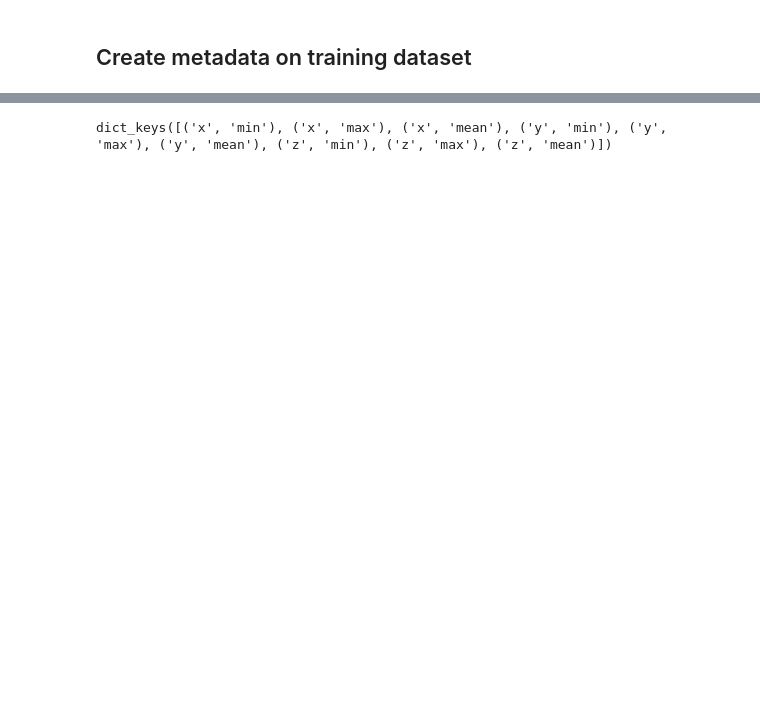
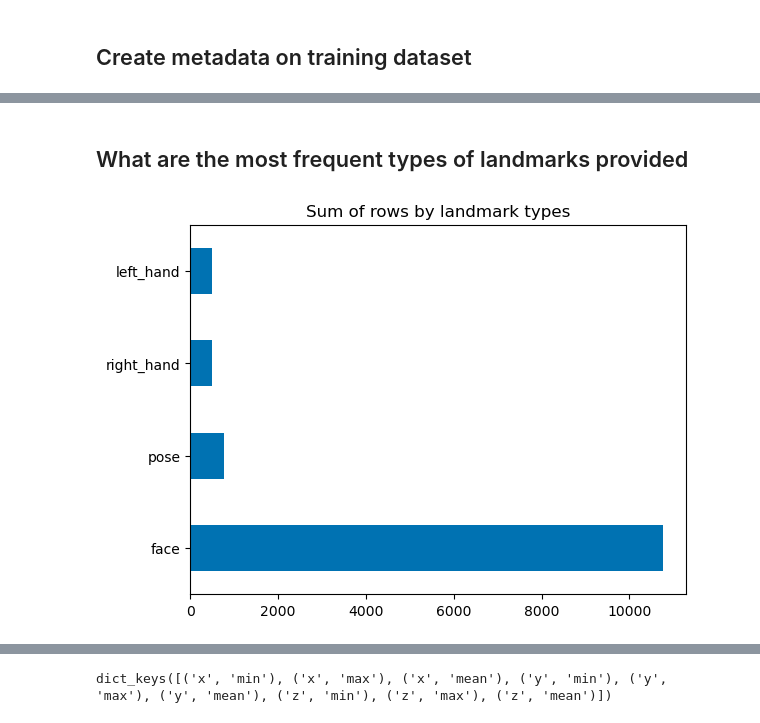
Before and after one commit to addomaks/Exploratory-Analysis, a Jupyter notebook: sign-language-recognition-asl.ipynb, the cells around one changed output, grey strips where cells are left out. Cells and saved outputs as stored; diff of their text form; code cells hidden in the pictures; blank space fills up the shorter version.

```diff
--- a/sign-language-recognition-asl.ipynb
+++ b/sign-language-recognition-asl.ipynb
@@ -183,6 +183,7 @@ types: ['face' 'left_hand' 'pose' 'right_hand']
 # %% [markdown]
 ## Create metadata on training dataset
 # %%
+N_PARQUETS_TO_READ = 1_000  # We don't need to load all 95K
 combined_meta = {}
 for index, d in tqdm(train.iterrows(), total=len(train)):
     file_path = d['path']
@@ -205,7 +206,7 @@ for index, d in tqdm(train.iterrows(), total=len(train)):
         new_keys = key[0] + '_' + key[1]
         meta[new_keys] = xyz_meta[key]
     combined_meta[file_path] = meta
-    if index == 1_000:
+    if N_PARQUETS_TO_READ >= 1_000:
         break
 # %% [output]
 [interactive output not drawn]
@@ -253,0 +238,10 @@ train_with_meta
+# %% [markdown]
+## What are the most frequent types of landmarks provided
+# %%
+train_with_meta[['face', 'pose', 'right_hand', 'left_hand']]\
+.sum()\
+.sort_values(ascending= False)\
+.plot(kind='barh', title = 'Sum of rows by landmark types')
+plt.show()
+# %% [output]
+[figure, added]
```
Also changed, not shown: parts of 11 cells of this notebook.
